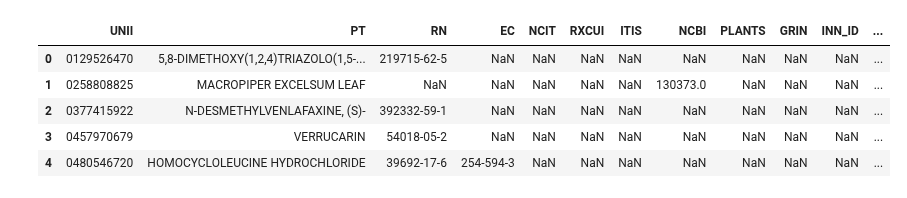
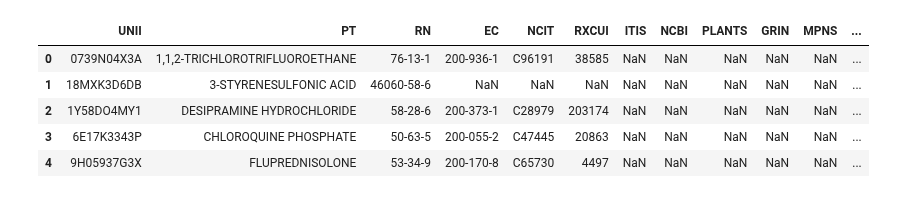
Before and after one commit to sebotic/wikidata_notebooks, a Jupyter notebook: unii-ndfrt mapping.ipynb, the cells around one changed output. Cells and saved outputs as stored; diff of their text form; code cells hidden in the pictures.

```diff
--- a/unii-ndfrt mapping.ipynb
+++ b/unii-ndfrt mapping.ipynb
@@ -5,27 +5,36 @@ import requests
 import pandas as pd
 
 s = requests.Session()
-
+unii_folder = './unii_data/'
 
 def load_unii():
     url = 'http://fdasis.nlm.nih.gov/srs/download/srs/UNII_Data.zip'
 
-    if not os.path.exists('./unii_data'):
-        os.makedirs('./unii_data')
+    if not os.path.exists(unii_folder):
+        os.makedirs(unii_folder)
+
+    # remove all old UNII files
+    for file in os.listdir(unii_folder):
+        file_path = os.path.join(unii_folder, file)
+        if os.path.isfile(file_path):
+            os.remove(file_path)
 
     s = requests.Session()
     reply = s.get(url, stream=True)
-    with open('./unii_data/UNII_Data.zip', 'wb') as f:
+    with open(os.path.join(unii_folder, 'UNII_Data.zip'), 'wb') as f:
         for chunk in reply.iter_content(chunk_size=512):
             if chunk:
                 f.write(chunk)
                 #f.flush()
 
-    # TODO: UNII records file needs to be renamed to a standard name, it comes in an awkward naming
-    # including the date, so the name will be different every few months/days.
-    zf = zipfile.ZipFile('./unii_data/UNII_Data.zip', 'r')
-    zf.extractall('./unii_data/')
+    zf = zipfile.ZipFile(os.path.join(unii_folder, 'UNII_Data.zip'), 'r')
+    zf.extractall(unii_folder)
     zf.close()
+
+    for file in os.listdir(unii_folder):
+        if 'Records' in file:
+            full_file_name = os.path.join(unii_folder, file)
+            os.rename(full_file_name, os.path.join(unii_folder, 'unii_data.txt'))
 
 
 
@@ -67,12 +76,12 @@ def get_ndfrt_data(nui):
 
 load_unii()
 # %%
-unii_df = pd.read_csv('./unii_data/UNIIs 8Aug2016 Records.txt', sep='\t')
+unii_df = pd.read_csv(os.path.join(unii_folder, 'unii_data.txt'), dtype=object, sep='\t', low_memory=False)
 unii_df.head()
 # %% [output]
-|  | UNII | PT | RN | EC | NCIT | RXCUI | ITIS | NCBI | PLANTS | GRIN | INN_ID | ... |
-| 0 | 0129526470 | 5,8-DIMETHOXY(1,2,4)TRIAZOLO(1,5-... | 219715-62-5 | NaN | NaN | NaN | NaN | NaN | NaN | NaN | NaN | ... |
-| 1 | 0258808825 | MACROPIPER EXCELSUM LEAF | NaN | NaN | NaN | NaN | NaN | 130373.0 | NaN | NaN | NaN | ... |
-| 2 | 0377415922 | N-DESMETHYLVENLAFAXINE, (S)- | 392332-59-1 | NaN | NaN | NaN | NaN | NaN | NaN | NaN | NaN | ... |
-| 3 | 0457970679 | VERRUCARIN | 54018-05-2 | NaN | NaN | NaN | NaN | NaN | NaN | NaN | NaN | ... |
-| 4 | 0480546720 | HOMOCYCLOLEUCINE HYDROCHLORIDE | 39692-17-6 | 254-594-3 | NaN | NaN | NaN | NaN | NaN | NaN | NaN | ... |
+|  | UNII | PT | RN | EC | NCIT | RXCUI | ITIS | NCBI | PLANTS | GRIN | MPNS | ... |
+| 0 | 0739N04X3A | 1,1,2-TRICHLOROTRIFLUOROETHANE | 76-13-1 | 200-936-1 | C96191 | 38585 | NaN | NaN | NaN | NaN | NaN | ... |
+| 1 | 18MXK3D6DB | 3-STYRENESULFONIC ACID | 46060-58-6 | NaN | NaN | NaN | NaN | NaN | NaN | NaN | NaN | ... |
+| 2 | 1Y58DO4MY1 | DESIPRAMINE HYDROCHLORIDE | 58-28-6 | 200-373-1 | C28979 | 203174 | NaN | NaN | NaN | NaN | NaN | ... |
+| 3 | 6E17K3343P | CHLOROQUINE PHOSPHATE | 50-63-5 | 200-055-2 | C47445 | 20863 | NaN | NaN | NaN | NaN | NaN | ... |
+| 4 | 9H05937G3X | FLUPREDNISOLONE | 53-34-9 | 200-170-8 | C65730 | 4497 | NaN | NaN | NaN | NaN | NaN | ... |
```
Also changed, not shown: parts of 6 cells of this notebook.
